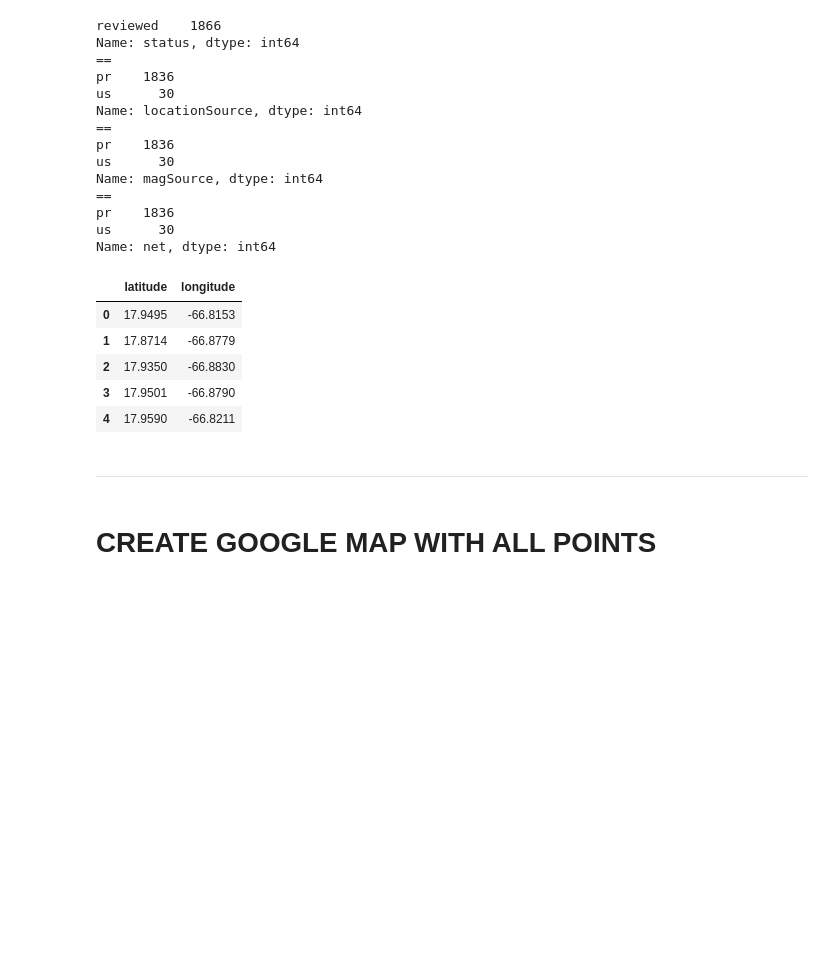
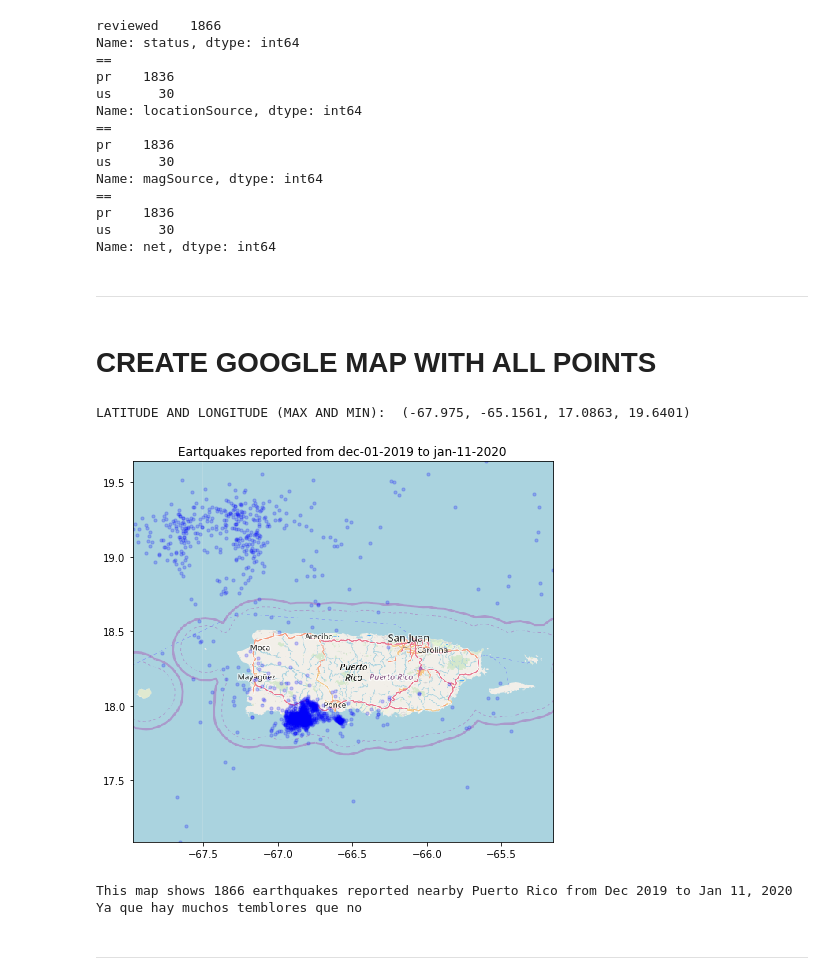
Before and after one commit to thegrafico/earthquakes-analysis, a Jupyter notebook: earthquakes_analysis.py.ipynb, the cells around one changed output. Saved outputs shown, nothing was run; the diff lists cells and outputs as text; code cells hidden in the pictures; blank space fills up the shorter version.

```diff
--- a/earthquakes_analysis.py.ipynb
+++ b/earthquakes_analysis.py.ipynb
@@ -90,17 +90,19 @@ Name: magSource, dtype: int64
 pr    1836
 us      30
 Name: net, dtype: int64
-# %%
-#Latitute and longitude of all earthquakes nearby PR (TOP FIVE)
-pr.loc[:, ["latitude","longitude"]].head()
-# %% [output]
-|  | latitude | longitude |
-| 0 | 17.9495 | -66.8153 |
-| 1 | 17.8714 | -66.8779 |
-| 2 | 17.9350 | -66.8830 |
-| 3 | 17.9501 | -66.8790 |
-| 4 | 17.9590 | -66.8211 |
+# %% [markdown]
+----------------------------------------------------------------------------------------------
+# %% [markdown]
+# CREATE GOOGLE MAP WITH ALL POINTS
+# %%
+#Latitute and longitude of all earthquakes nearby PR (firts FIVE)
+show_pr_map(pr, img_path="./map.png", title="Eartquakes reported from dec-01-2019 to jan-11-2020")
+print("This map shows {} earthquakes reported nearby Puerto Rico from Dec 2019 to Jan 11, 2020".format(len(pr)))
+print("Ya que hay muchos temblores que no ")
+# %% [output]
+LATITUDE AND LONGITUDE (MAX AND MIN):  (-67.975, -65.1561, 17.0863, 19.6401)
+[figure, added]
+This map shows 1866 earthquakes reported nearby Puerto Rico from Dec 2019 to Jan 11, 2020
+Ya que hay muchos temblores que no
 # %% [markdown]
 ----------------------------------------------------------------------------
-# %% [markdown]
-# CREATE GOOGLE MAP WITH ALL POINTS
```
Also changed, not shown: parts of 4 cells of this notebook, 1 other file.
